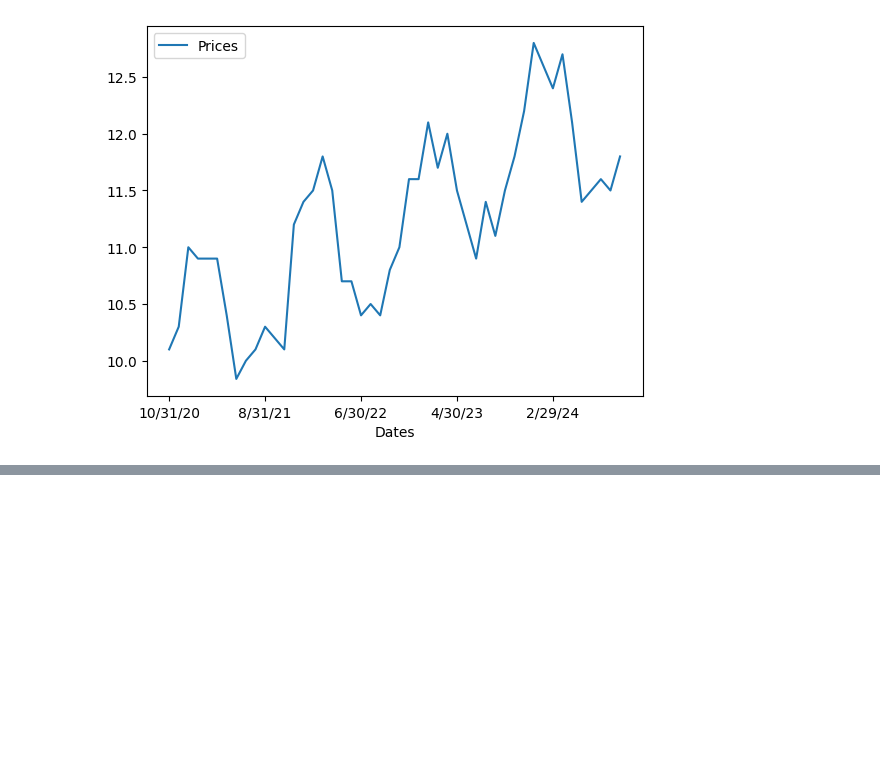
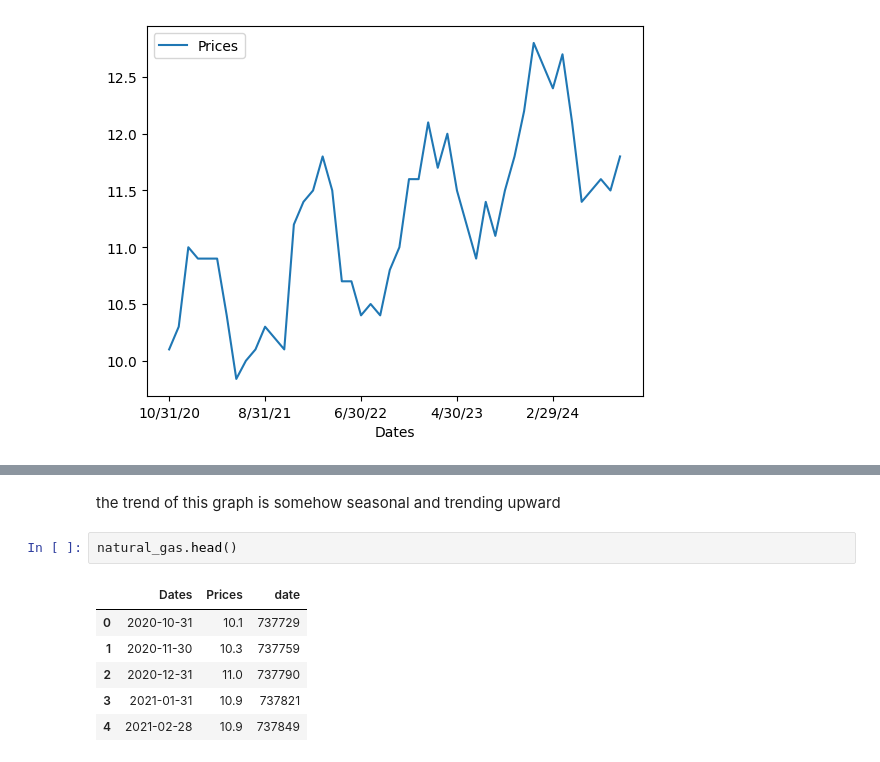
Before and after one commit to iksegola/Forage-Simulations, a Jupyter notebook: natgas.ipynb, the cells around one changed output, grey strips where cells are left out. Drawn from its saved outputs; the diff is of its cells as text; blank space fills up the shorter version.

```diff
--- a/natgas.ipynb
+++ b/natgas.ipynb
@@ -49,0 +79,11 @@ natural_gas.plot("Dates", "Prices")
+# %% [markdown]
+the trend of this graph is somehow seasonal and trending upward
+# %%
+natural_gas.head()
+# %% [output]
+|  | Dates | Prices | date |
+| 0 | 2020-10-31 | 10.1 | 737729 |
+| 1 | 2020-11-30 | 10.3 | 737759 |
+| 2 | 2020-12-31 | 11.0 | 737790 |
+| 3 | 2021-01-31 | 10.9 | 737821 |
+| 4 | 2021-02-28 | 10.9 | 737849 |
```
Also changed, not shown: parts of 7 cells of this notebook.
